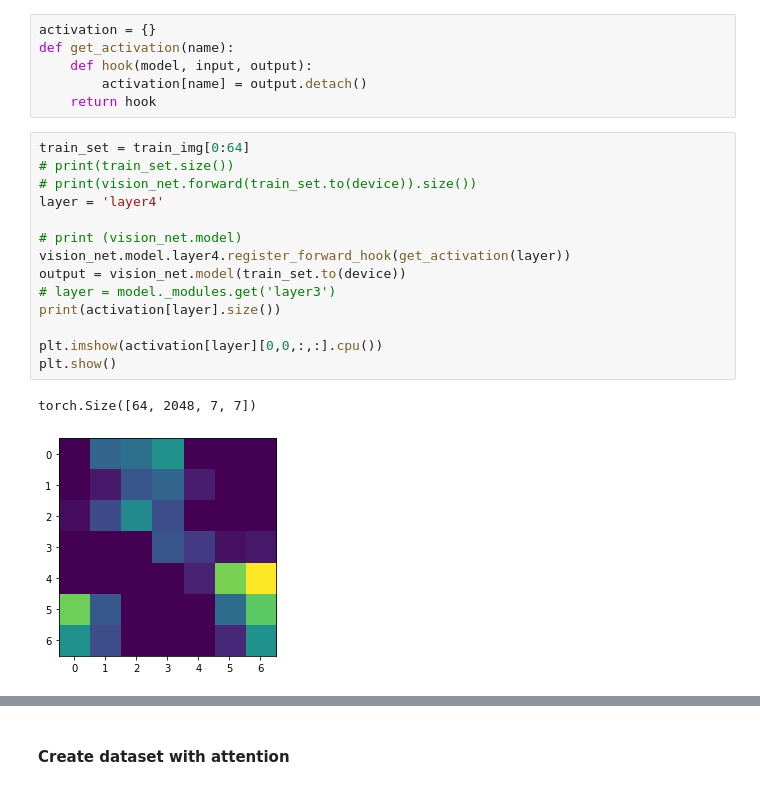
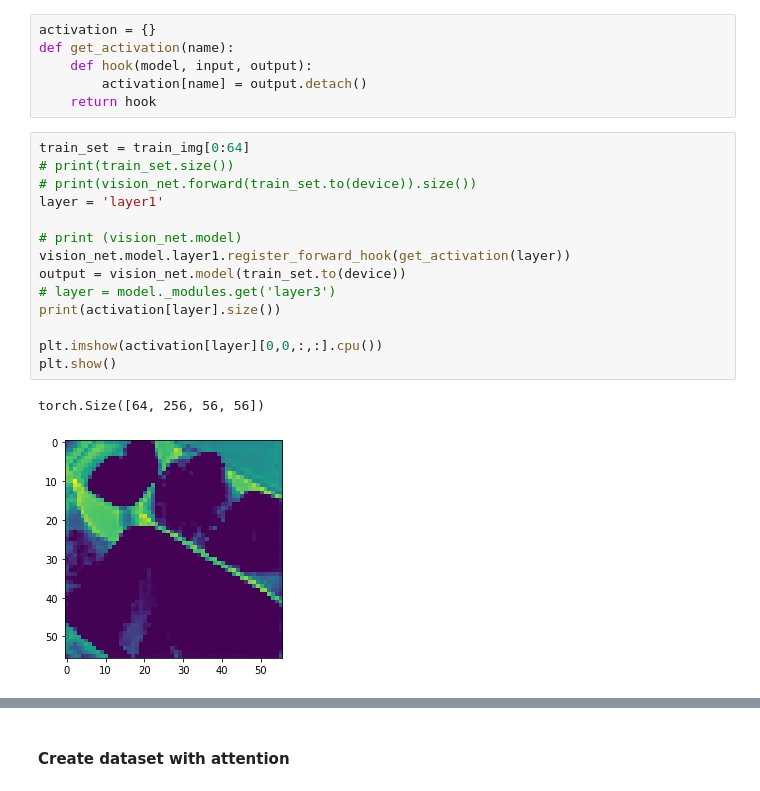
Before and after one commit to MariaPdg/hci-intermodal-reasoning, a Jupyter notebook: test_gaze.ipynb, the cells around one changed output, grey strips where cells are left out. Cells and saved outputs as stored; diff of their text form.

```diff
--- a/test_gaze.ipynb
+++ b/test_gaze.ipynb
@@ -99,20 +107,20 @@ def get_activation(name):
 # %%
 train_set = train_img[0:64]
 # print(train_set.size())
 # print(vision_net.forward(train_set.to(device)).size())
-layer = 'layer4'
+layer = 'layer1'
 
 # print (vision_net.model)
-vision_net.model.layer4.register_forward_hook(get_activation(layer))
+vision_net.model.layer1.register_forward_hook(get_activation(layer))
 output = vision_net.model(train_set.to(device))
 # layer = model._modules.get('layer3')
 print(activation[layer].size())
 
 plt.imshow(activation[layer][0,0,:,:].cpu())
 plt.show()
 # %% [output]
-torch.Size([64, 2048, 7, 7])
+torch.Size([64, 256, 56, 56])
-[figure, old version]
+[figure, new version]
 # %%
 act = activation[layer].squeeze().cpu()
 print(act.size())
```
Also changed, not shown: parts of 14 cells of this notebook, 1 other file.
